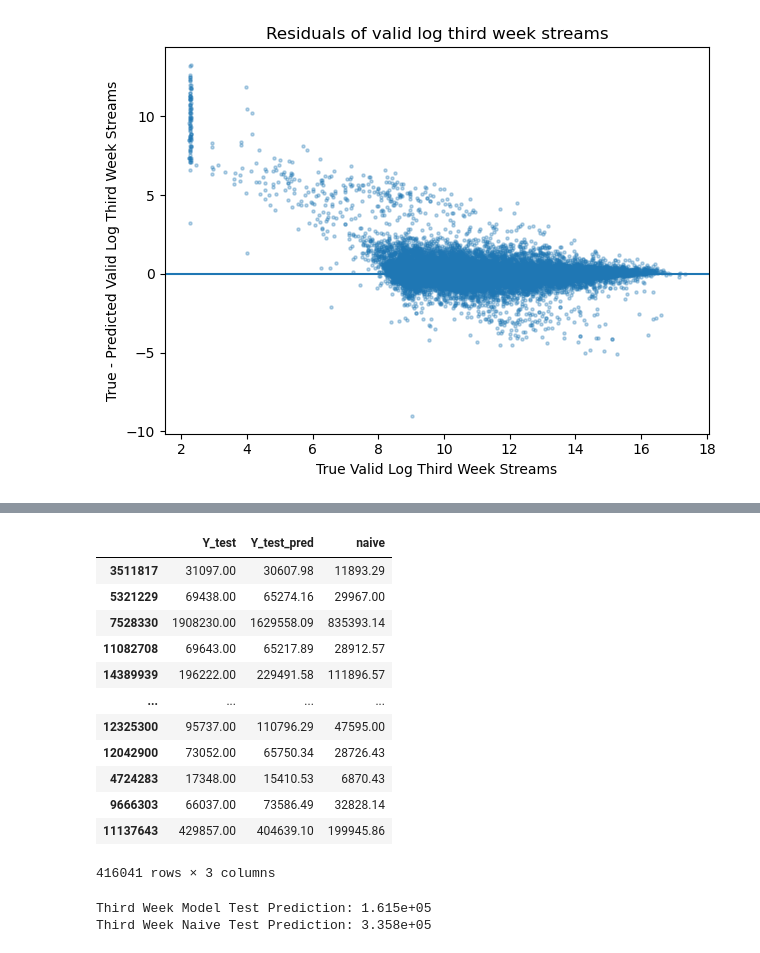
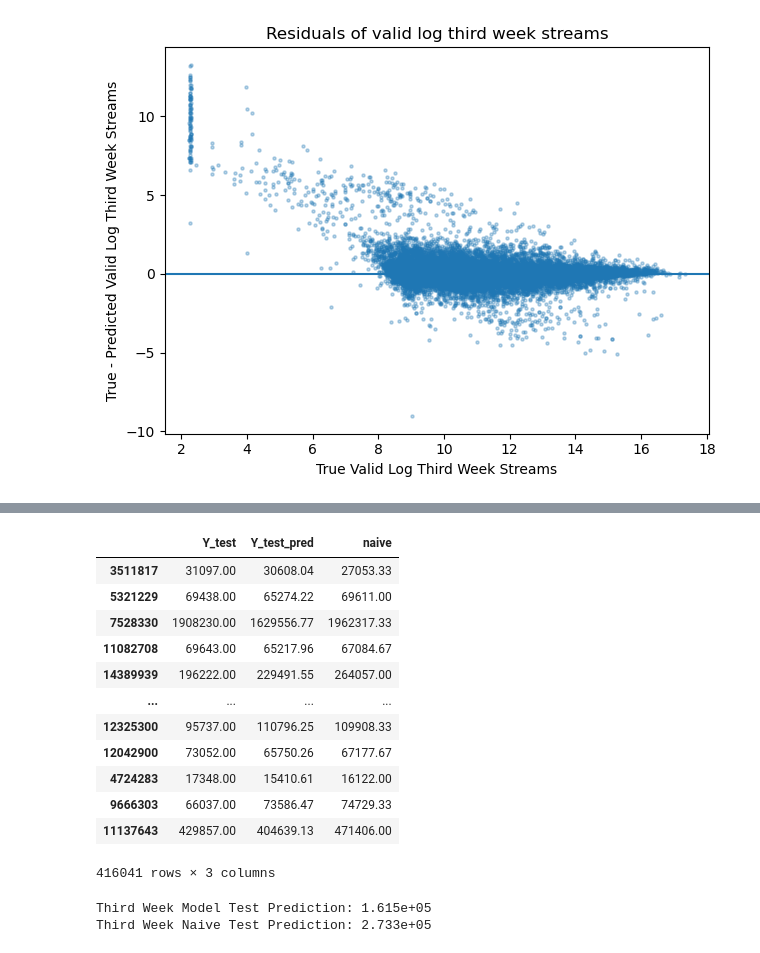
Before and after one commit to willcoomans5/stream_predictions, a Jupyter notebook: predictions/three_week_preds.ipynb, the cells around one changed output, grey strips where cells are left out. Saved outputs shown, nothing was run; the diff lists cells and outputs as text; code cells hidden in the pictures.

```diff
--- a/predictions/three_week_preds.ipynb
+++ b/predictions/three_week_preds.ipynb
@@ -198,40 +135,40 @@ plt.tight_layout()
 # %%
 pd.options.display.float_format = '{:.2f}'.format
 
 Y_test_log_pred = model.predict(X_test)
 test_filled = interpolate_vals(test, days)
 
 # Compute the number of weekly streams (with no overlap) across the lagged 21 day period
 window1 = sum([test_filled[day] for day in days[:7]])
 window2 = sum([test_filled[day] for day in days[7:14]])
 window3 = sum([test_filled[day] for day in days[14:]])
 
 # Average the three weeks
-naive = (window1 + window3 + window
+naive = (window1 + window3 + window3) / 3
 
 
 
 
 results = pd.DataFrame({
     'Y_test': np.e**Y_test,
     'Y_test_pred': np.e**Y_test_log_pred,
     'naive': naive
 })
 
 results
 # %% [output]
 |  | Y_test | Y_test_pred | naive |
-| 3511817 | 31097.00 | 30607.98 | 11893.29 |
-| 5321229 | 69438.00 | 65274.16 | 29967.00 |
-| 7528330 | 1908230.00 | 1629558.09 | 835393.14 |
-| 11082708 | 69643.00 | 65217.89 | 28912.57 |
-| 14389939 | 196222.00 | 229491.58 | 111896.57 |
+| 3511817 | 31097.00 | 30608.04 | 27053.33 |
+| 5321229 | 69438.00 | 65274.22 | 69611.00 |
+| 7528330 | 1908230.00 | 1629556.77 | 1962317.33 |
+| 11082708 | 69643.00 | 65217.96 | 67084.67 |
+| 14389939 | 196222.00 | 229491.55 | 264057.00 |
 | ... | ... | ... | ... |
-| 12325300 | 95737.00 | 110796.29 | 47595.00 |
-| 12042900 | 73052.00 | 65750.34 | 28726.43 |
-| 4724283 | 17348.00 | 15410.53 | 6870.43 |
-| 9666303 | 66037.00 | 73586.49 | 32828.14 |
-| 11137643 | 429857.00 | 404639.10 | 199945.86 |
+| 12325300 | 95737.00 | 110796.25 | 109908.33 |
+| 12042900 | 73052.00 | 65750.26 | 67177.67 |
+| 4724283 | 17348.00 | 15410.61 | 16122.00 |
+| 9666303 | 66037.00 | 73586.47 | 74729.33 |
+| 11137643 | 429857.00 | 404639.13 | 471406.00 |
 416041 rows × 3 columns
 # %%
 train_rmse = np.sqrt(mean_squared_error(np.e**Y_train, np.e**Y_train_log_pred))
@@ -242,4 +179,4 @@ print(f"Third Week Model Test Prediction: {test_rmse:0.3e}")
 print(f"Third Week Naive Test Prediction: {naive_rmse:0.3e}")
 # %% [output]
 Third Week Model Test Prediction: 1.615e+05
-Third Week Naive Test Prediction: 3.358e+05
+Third Week Naive Test Prediction: 2.733e+05
```
Also changed, not shown: parts of 10 cells of this notebook, 3 other files.
